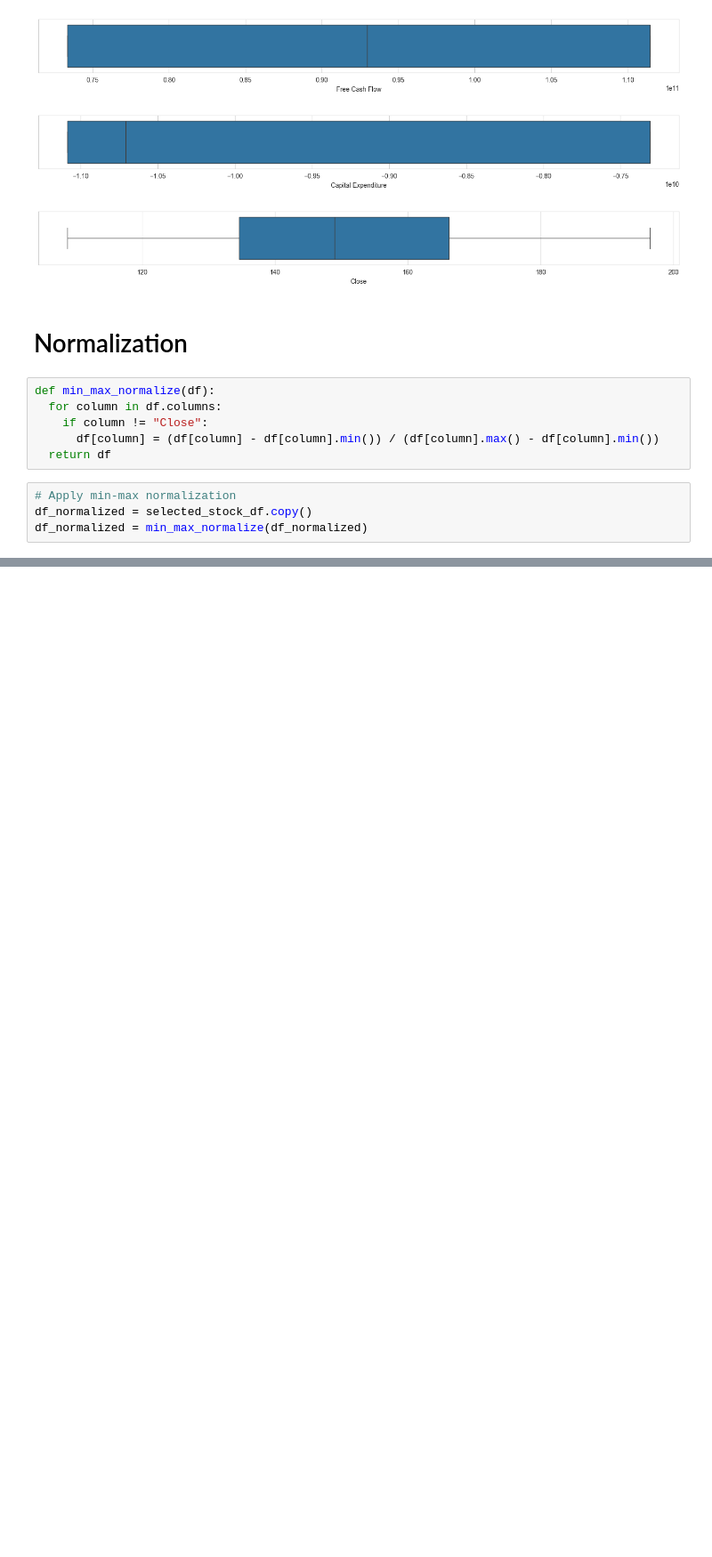
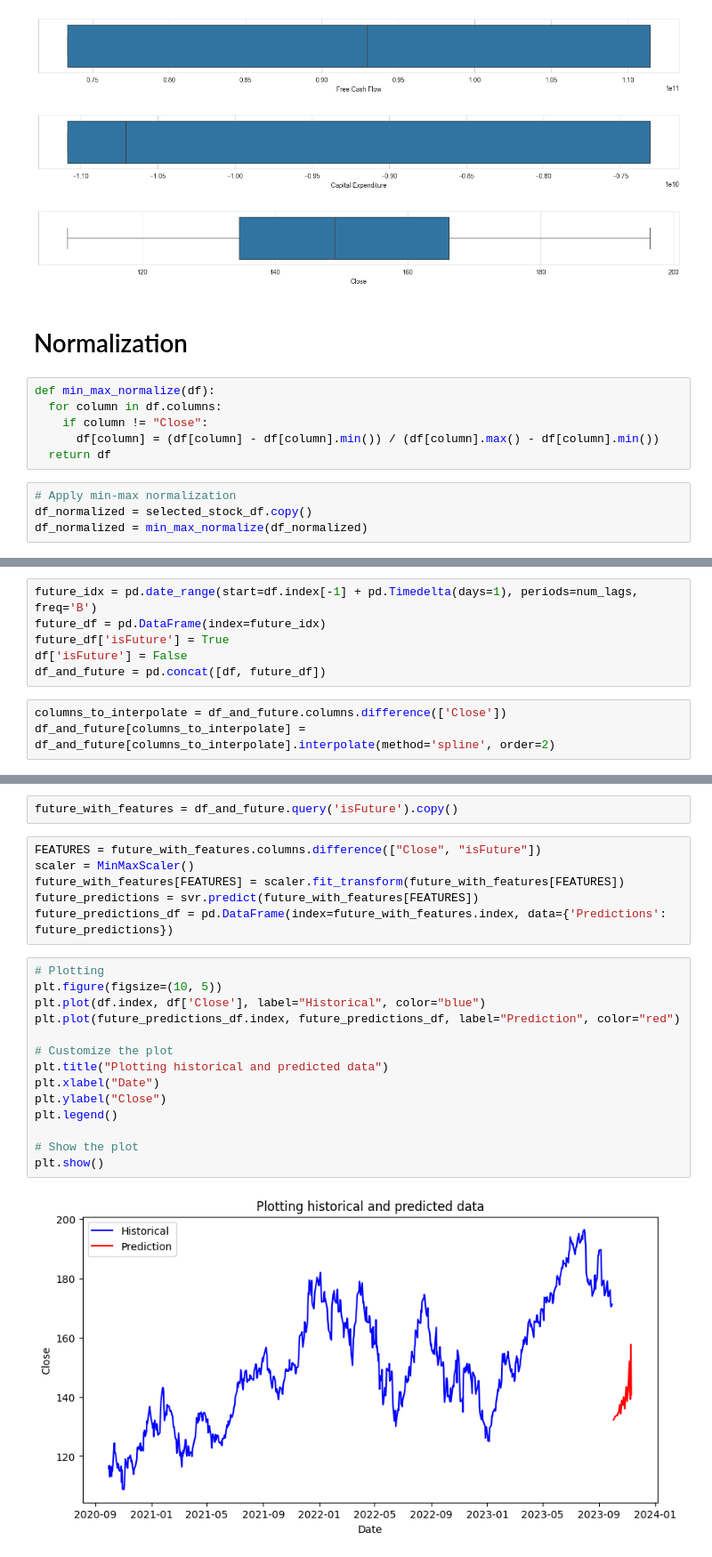
Before and after one commit to AdhamSakr/stockpredictor, a Jupyter notebook: eda/eda.ipynb, the cells around one changed output, grey strips where cells are left out. Shown at 89% size. Cells and saved outputs as stored; diff of their text form; blank space fills up the shorter version.

```diff
--- a/eda/eda.ipynb
+++ b/eda/eda.ipynb
@@ -656,0 +615,9 @@ Mean Absolute Error: 0.45553919204732385
+# %%
+future_idx = pd.date_range(start=df.index[-1] + pd.Timedelta(days=1), periods=num_lags, freq='B')
+future_df = pd.DataFrame(index=future_idx)
+future_df['isFuture'] = True
+df['isFuture'] = False
+df_and_future = pd.concat([df, future_df])
+# %%
+columns_to_interpolate = df_and_future.columns.difference(['Close'])
+df_and_future[columns_to_interpolate] = df_and_future[columns_to_interpolate].interpolate(method='spline', order=2)
@@ -656,0 +642,24 @@ Mean Absolute Error: 0.45553919204732385
+# %%
+future_with_features = df_and_future.query('isFuture').copy()
+# %%
+FEATURES = future_with_features.columns.difference(["Close", "isFuture"])
+scaler = MinMaxScaler()
+future_with_features[FEATURES] = scaler.fit_transform(future_with_features[FEATURES])
+future_predictions = svr.predict(future_with_features[FEATURES])
+future_predictions_df = pd.DataFrame(index=future_with_features.index, data={'Predictions': future_predictions})
+# %%
+# Plotting
+plt.figure(figsize=(10, 5))
+plt.plot(df.index, df['Close'], label="Historical", color="blue")
+plt.plot(future_predictions_df.index, future_predictions_df, label="Prediction", color="red")
+
+# Customize the plot
+plt.title("Plotting historical and predicted data")
+plt.xlabel("Date")
+plt.ylabel("Close")
+plt.legend()
+
+# Show the plot
+plt.show()
+# %% [output]
+[figure, added]
```
Also changed, not shown: parts of 54 cells of this notebook.
